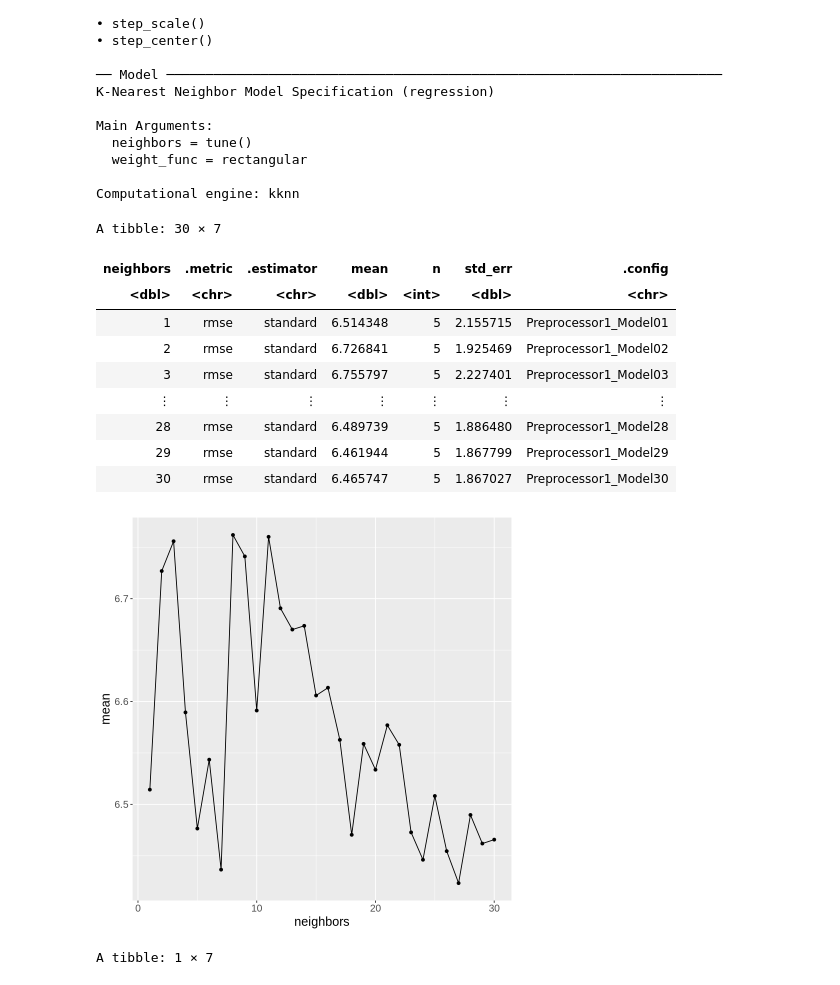
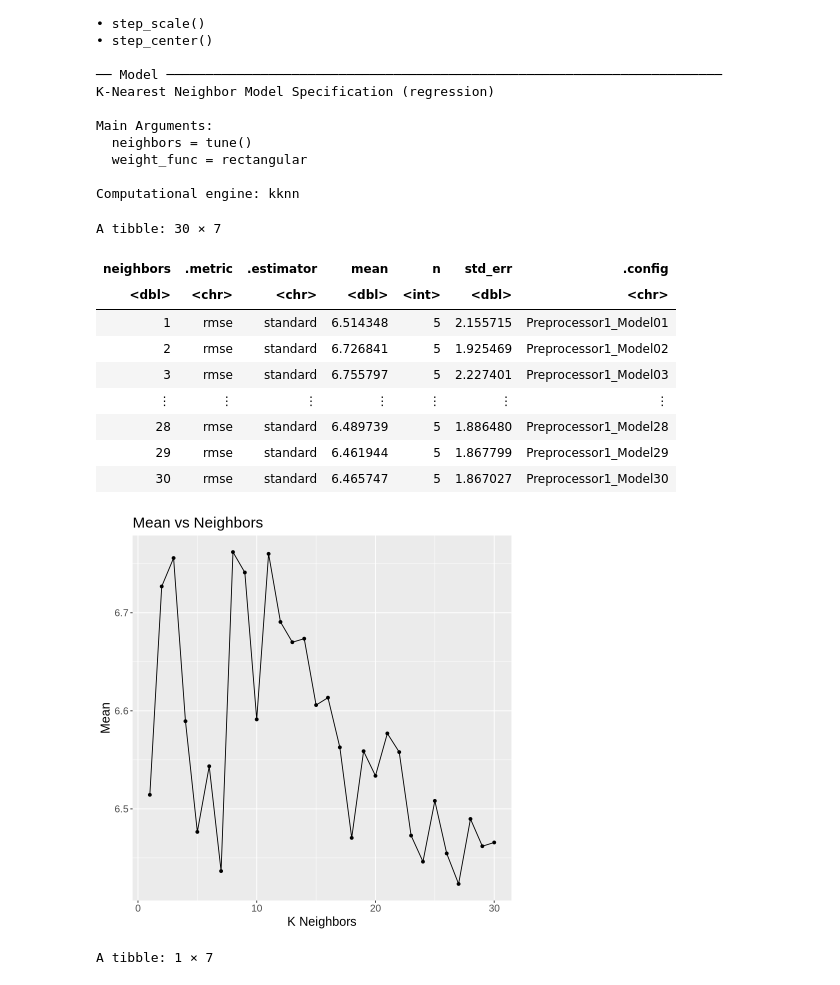
Before and after one commit to Seanrsl19/dsci-100-s006-g35, a Jupyter notebook: project_final.ipynb, the cells around one changed output. Saved outputs shown, nothing was run; the diff lists cells and outputs as text; code cells hidden in the pictures.

```diff
--- a/project_final.ipynb
+++ b/project_final.ipynb
@@ -155,7 +173,8 @@ tidy_players <- players |>
     experience_numeric = as.numeric(experience)
   ) |>
     select(played_hours, experience_numeric, Age) |>
-    filter(played_hours < 60)
+    filter(played_hours < 60) |>
+    mutate(experience_numeric = as.integer(experience_numeric))
 
 tidy_players
 # %% [output]
@@ -232,32 +251,35 @@ Computational engine: kknn
 # %%
 gridvals <- tibble(neighbors = seq(from = 1, to = 30, by = 1))
 
 players_results <- players_wf |>
     tune_grid(resamples = players_vfold, grid = gridvals) |>
     collect_metrics() |>
     filter(.metric == "rmse")
 
 players_results
 
 rmse_plot <- players_results |>
     ggplot(aes(x = neighbors, y = mean)) +
     geom_line() +
     geom_point() +
+    ggtitle("Mean vs Neighbors") +
+    xlab("K Neighbors") +
+    ylab("Mean") +
     theme(text=element_text(size=15))
 
 rmse_plot
 # %% [output]
 A tibble: 30 × 7
 | neighbors | .metric | .estimator | mean | n | std_err | .config |
 | <dbl> | <chr> | <chr> | <dbl> | <int> | <dbl> | <chr> |
 | 1 | rmse | standard | 6.514348 | 5 | 2.155715 | Preprocessor1_Model01 |
 | 2 | rmse | standard | 6.726841 | 5 | 1.925469 | Preprocessor1_Model02 |
 | 3 | rmse | standard | 6.755797 | 5 | 2.227401 | Preprocessor1_Model03 |
 | ⋮ | ⋮ | ⋮ | ⋮ | ⋮ | ⋮ | ⋮ |
 | 28 | rmse | standard | 6.489739 | 5 | 1.886480 | Preprocessor1_Model28 |
 | 29 | rmse | standard | 6.461944 | 5 | 1.867799 | Preprocessor1_Model29 |
 | 30 | rmse | standard | 6.465747 | 5 | 1.867027 | Preprocessor1_Model30 |
-[figure, old version]
+[figure, new version]
 # %%
 min_neighbor <- players_results |>
     filter(mean == min(mean))
```
Also changed, not shown: parts of 3 cells of this notebook.
